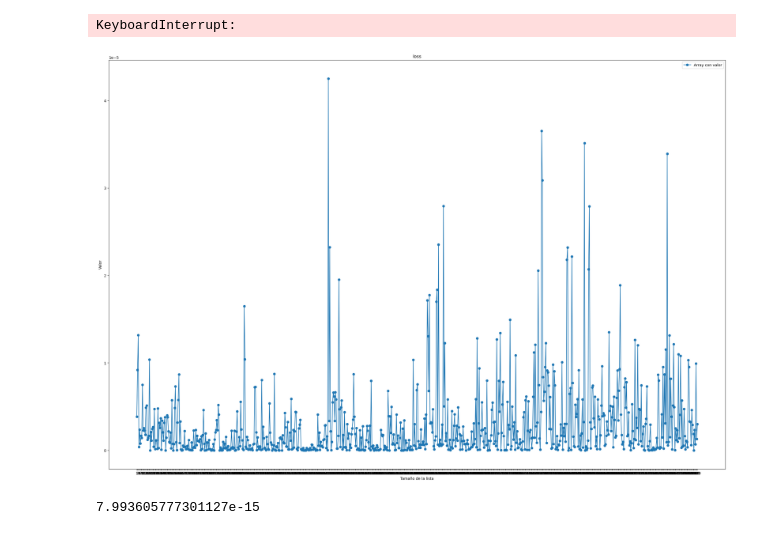
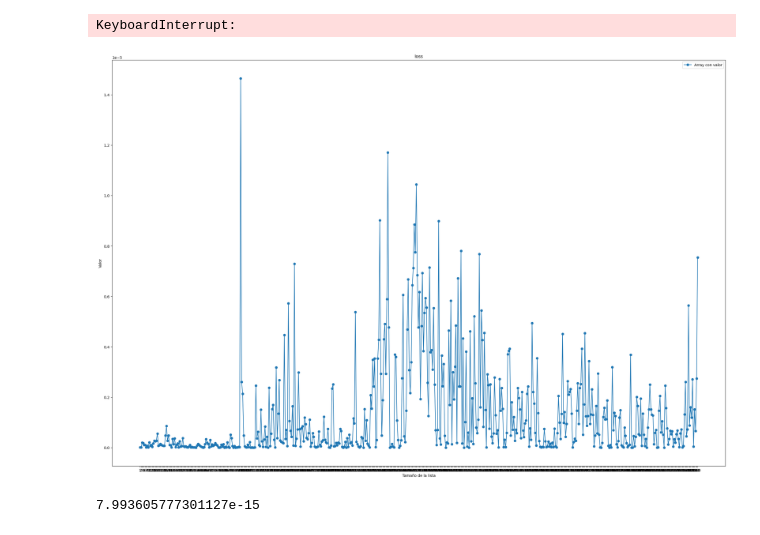
Before and after one commit to Galo0000/Proyectos-en-Python, a Jupyter notebook: Bot cryptos/Crypto/lstm.ipynb, the cells around one changed output. Saved outputs shown, nothing was run; the diff lists cells and outputs as text; code cells hidden in the pictures.

```diff
--- a/Bot cryptos/Crypto/lstm.ipynb
+++ b/Bot cryptos/Crypto/lstm.ipynb
@@ -141,32 +141,32 @@ Epoch 213, loss: 1.6609921658528037e-05
 Epoch 214, loss: 5.649436843668809e-06
 KeyboardInterrupt:
 # %%
-temp_lista_loss = lista_loss[1000:1800]
+temp_lista_loss = lista_loss[150:700]
 
 # Crear una lista de índices para representar el tamaño de la lista
 indices = list(range(1, len(temp_lista_loss) + 1))
 
 # Establecer el tamaño de la figura
 plt.figure(figsize=(30, 20))  # Ancho: 10 pulgadas, Alto: 6 pulgadas
 
 # Trazar el gráfico
 plt.plot(indices, temp_lista_loss, 'o-', label='Array con valor')
 
 # Etiquetas y título
 plt.xlabel('Tamaño de la lista')
 plt.ylabel('Valor')
 plt.title('loss')
 
 # Mostrar leyenda
 plt.legend()
 
 # Establecer la escala del eje x para que sea de 1 en 1
 plt.xticks(indices)
 
 # Mostrar el gráfico
 plt.show()
 # %% [output]
-[figure, old version]
+[figure, new version]
 # %%
 min(lista_loss)
 # %% [output]
```
Also changed, not shown: parts of 4 cells of this notebook.
